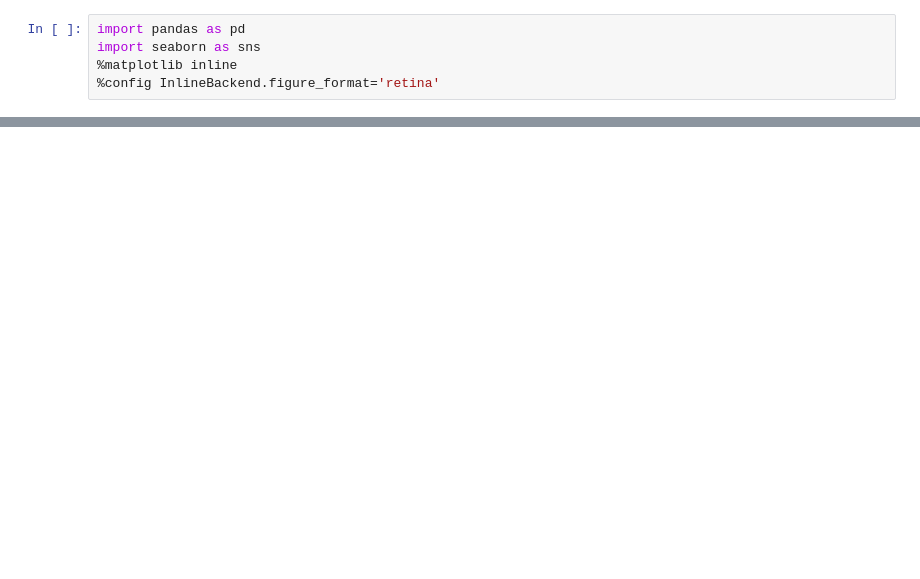
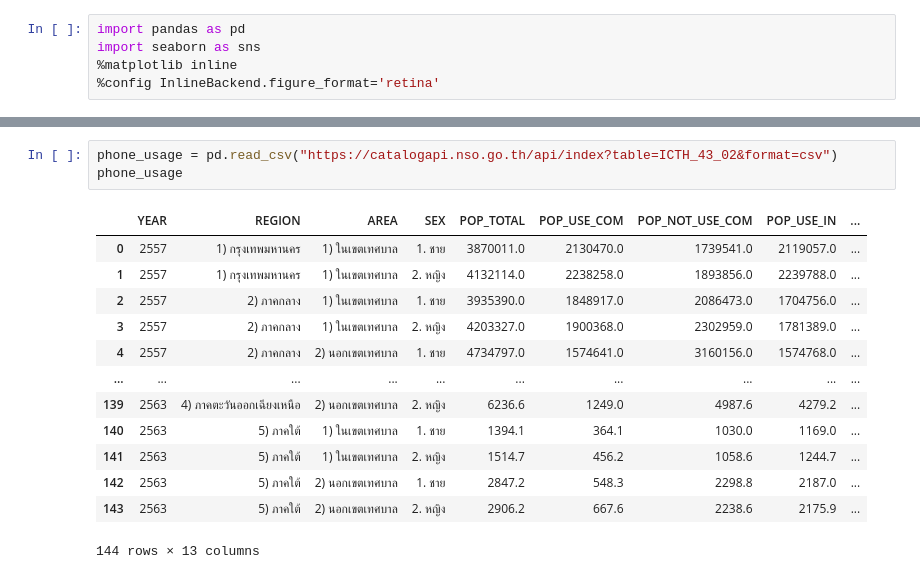
Before and after one commit to Zylink2/Machine_Learning_Project_2, a Jupyter notebook: Test_Com.ipynb, the cells around one changed output, grey strips where cells are left out. Cells and saved outputs as stored; diff of their text form; blank space fills up the shorter version.

```diff
--- a/Test_Com.ipynb
+++ b/Test_Com.ipynb
@@ -15,0 +46,17 @@ df.head()
+# %%
+phone_usage = pd.read_csv("https://catalogapi.nso.go.th/api/index?table=ICTH_43_02&format=csv")
+phone_usage
+# %% [output]
+|  | YEAR | REGION | AREA | SEX | POP_TOTAL | POP_USE_COM | POP_NOT_USE_COM | POP_USE_IN | ... |
+| 0 | 2557 | 1) กรุงเทพมหานคร | 1) ในเขตเทศบาล | 1. ชาย | 3870011.0 | 2130470.0 | 1739541.0 | 2119057.0 | ... |
+| 1 | 2557 | 1) กรุงเทพมหานคร | 1) ในเขตเทศบาล | 2. หญิง | 4132114.0 | 2238258.0 | 1893856.0 | 2239788.0 | ... |
+| 2 | 2557 | 2) ภาคกลาง | 1) ในเขตเทศบาล | 1. ชาย | 3935390.0 | 1848917.0 | 2086473.0 | 1704756.0 | ... |
+| 3 | 2557 | 2) ภาคกลาง | 1) ในเขตเทศบาล | 2. หญิง | 4203327.0 | 1900368.0 | 2302959.0 | 1781389.0 | ... |
+| 4 | 2557 | 2) ภาคกลาง | 2) นอกเขตเทศบาล | 1. ชาย | 4734797.0 | 1574641.0 | 3160156.0 | 1574768.0 | ... |
+| ... | ... | ... | ... | ... | ... | ... | ... | ... | ... |
+| 139 | 2563 | 4) ภาคตะวันออกเฉียงเหนือ | 2) นอกเขตเทศบาล | 2. หญิง | 6236.6 | 1249.0 | 4987.6 | 4279.2 | ... |
+| 140 | 2563 | 5) ภาคใต้ | 1) ในเขตเทศบาล | 1. ชาย | 1394.1 | 364.1 | 1030.0 | 1169.0 | ... |
+| 141 | 2563 | 5) ภาคใต้ | 1) ในเขตเทศบาล | 2. หญิง | 1514.7 | 456.2 | 1058.6 | 1244.7 | ... |
+| 142 | 2563 | 5) ภาคใต้ | 2) นอกเขตเทศบาล | 1. ชาย | 2847.2 | 548.3 | 2298.8 | 2187.0 | ... |
+| 143 | 2563 | 5) ภาคใต้ | 2) นอกเขตเทศบาล | 2. หญิง | 2906.2 | 667.6 | 2238.6 | 2175.9 | ... |
+144 rows × 13 columns
```
Also changed, not shown: parts of 4 cells of this notebook.
